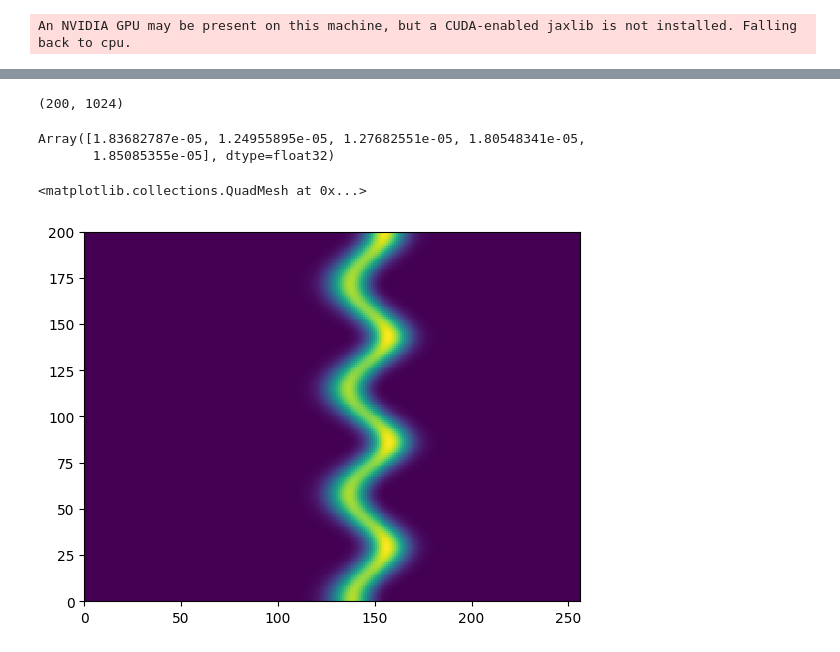
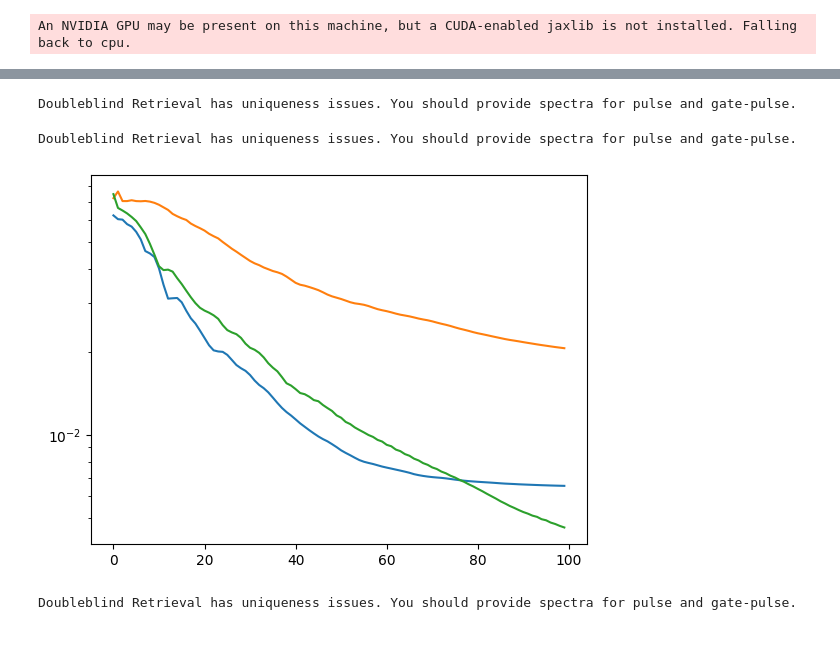
Before and after one commit to matillda123/Pulse-Retrieval-with-JAX, a Jupyter notebook: _usage_example.ipynb, the cells around one changed output, grey strips where cells are left out. Cells and saved outputs as stored; diff of their text form; code cells hidden in the pictures.

Commit message:
Some more work on streaking

```diff
--- a/_usage_example.ipynb
+++ b/_usage_example.ipynb
@@ -42,16 +42,16 @@ time, frequency, trace, spectra = mp.generate_streaking(time_fs, frequency_PHz,
 # %%
-# from pulsedjax.streaking import AutoDiff
-# import optax
+from pulsedjax.streaking import AutoDiff
+import optax
 
 
-# ad = AutoDiff(delay, frequency*4.316, trace, retrieve_dtme=True, Ip_eV=jnp.array([0,10]), solver=optax.adam(learning_rate=0.1))
+ad = AutoDiff(delay, frequency*4.316, trace, retrieve_dtme=False, Ip_eV=jnp.array([0]), solver=optax.adam(learning_rate=0.1))
 
 # ad.use_measured_spectrum(spectra.pulse[0], spectra.pulse[1], "pulse")
-# ad.use_measured_spectrum(spectra.gate[0], spectra.gate[1], "gate")
+ad.use_measured_spectrum(spectra.gate[0], spectra.gate[1], "gate")
 
-# population = ad.create_initial_population(3, "random", "random")
+population = ad.create_initial_population(3, "constant", "constant")
 
-# ad.alternating_optimization = False
-
-# final_result = ad.run(population, 10)
+final_result = ad.run(population, 100)
+# %% [output]
+Doubleblind Retrieval has uniqueness issues. You should provide spectra for pulse and gate-pulse.
 # %%
@@ -59,29 +59,53 @@ from pulsedjax.streaking import GeneralizedProjection
-# %%
-trace.shape
-# %% [output]
-(200, 1024)
 # %%
-gp = GeneralizedProjection(delay, frequency[::4]*4.316, trace[:,::4], retrieve_dtme=False, Ip_eV=jnp.array([15.7]))
+gp = GeneralizedProjection(delay, frequency, trace, df_PHz=0.05, cross_correlation="doubleblind",
+                           retrieve_dtme=False, Ip_eV=jnp.array([0]))
 
 #gp.momentum(1, eta=0.9)
 
-population = gp.create_initial_population(1, "random")
+#gp.get_gate_pulse(frequency_PHz, pulse_f_euv)
 
-gp.use_measured_spectrum(spectra.pulse[0], spectra.pulse[1], "pulse")
+population = gp.create_initial_population(1, "constant")
+
+#gp.use_measured_spectrum(spectra.pulse[0], spectra.pulse[1], "pulse")
 gp.use_measured_spectrum(spectra.gate[0], spectra.gate[1], "gate")
 
+#gp.optimize_spectral_phase_directly = True
 
-gp.no_steps_descent = 3
-gp.global_gamma = 1e-4
+gp.no_steps_descent = 1
+gp.global_gamma = 0.25
 
-final_result = gp.run(population, 5)
+gp.global_adaptive_scaling = "linear"
+gp.global_adaptive_scaling_factor = -1
+
+gp.r_global_method = "iteration"
+
+
+
+final_result = gp.run(population, 150)
+# %% [output]
+Doubleblind Retrieval has uniqueness issues. You should provide spectra for pulse and gate-pulse.
-# %%
-final_result.error_arr
-# %% [output]
-Array([1.83682787e-05, 1.24955895e-05, 1.27682551e-05, 1.80548341e-05,
-       1.85085355e-05], dtype=float32)
-# %%
-plt.pcolormesh(final_result.measured_trace)
-# %% [output]
-<matplotlib.collections.QuadMesh at 0x...>
-[figure, removed]
+# %%
+plt.plot(final_result.error_arr)
+plt.yscale("log")
+# %% [output]
+[figure, added]
+# %%
+gp = COPRA(delay, frequency*4.316, trace, df_PHz=0.05, cross_correlation="doubleblind",
+           retrieve_dtme=False, Ip_eV=jnp.array([0]))
+
+#gp.momentum(1, eta=0.9)
+
+#gp.get_gate_pulse(frequency_PHz, pulse_f_euv)
+
+population = gp.create_initial_population(1, "constant")
+
+#gp.use_measured_spectrum(spectra.pulse[0], spectra.pulse[1], "pulse")
+gp.use_measured_spectrum(spectra.gate[0], spectra.gate[1], "gate")
+
+gp.local_gamma = 1
+gp.global_gamma = 0.25
+
+
+final_result = gp.run(population, 5, 150)
+# %% [output]
+Doubleblind Retrieval has uniqueness issues. You should provide spectra for pulse and gate-pulse.
```
Also changed, not shown: parts of 8 cells of this notebook, 9 other files.
